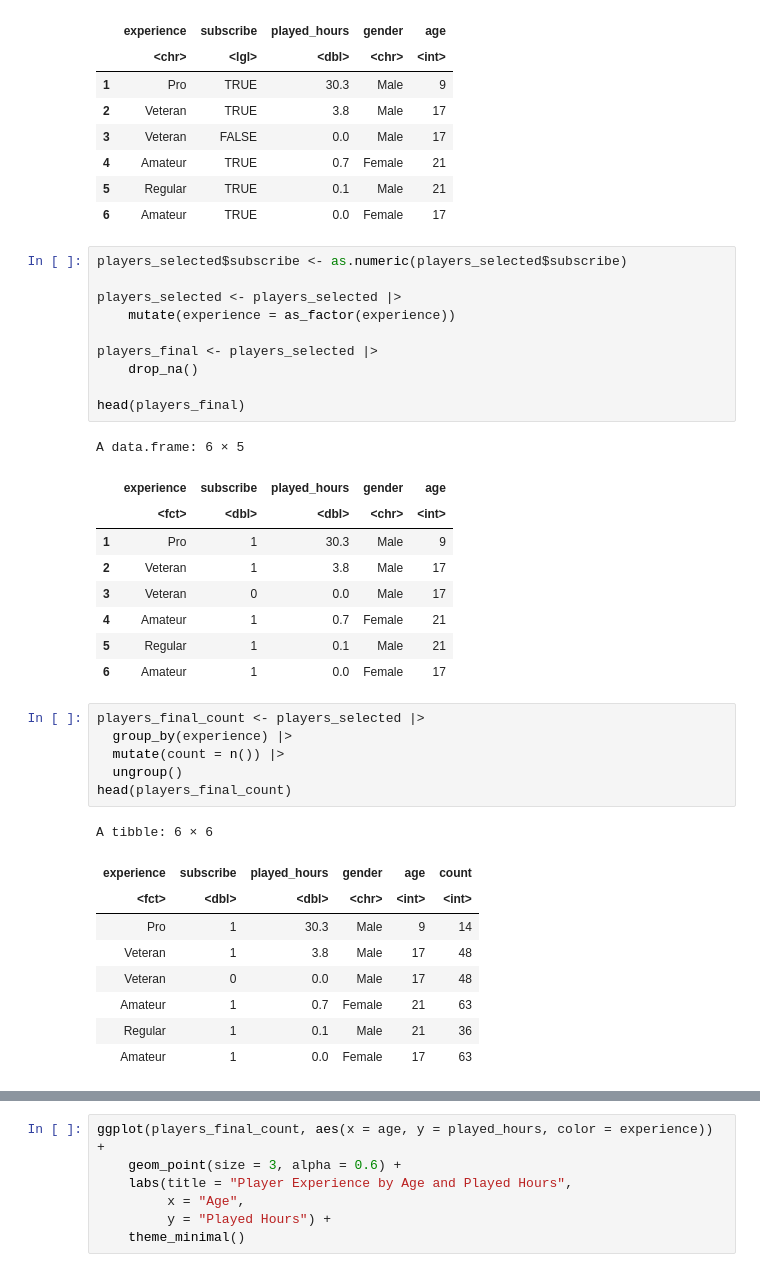
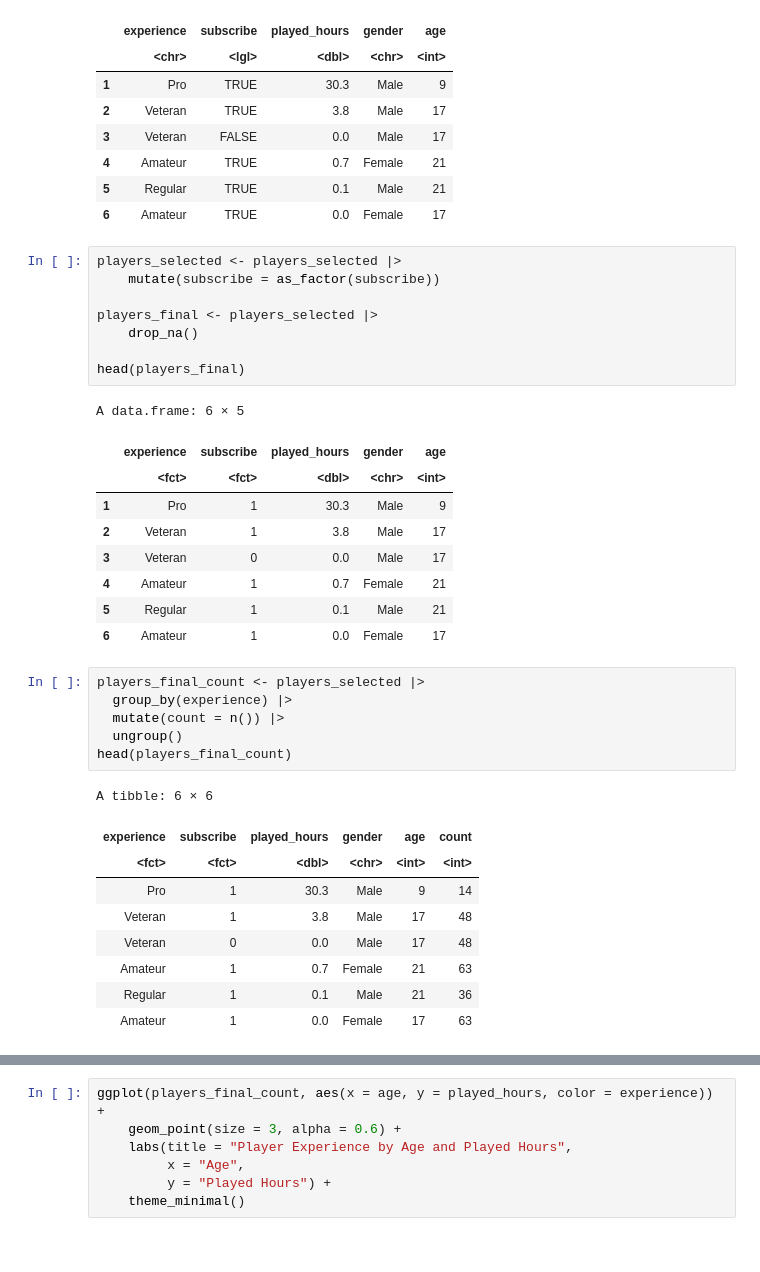
Before and after one commit to Jaden51/dsci-100-project-008-30, a Jupyter notebook: project.ipynb, the cells around one changed output, grey strips where cells are left out. Drawn from its saved outputs; the diff is of its cells as text.

```diff
--- a/project.ipynb
+++ b/project.ipynb
@@ -108,19 +108,17 @@ A data.frame: 6 × 5
 | 5 | Regular | TRUE | 0.1 | Male | 21 |
 | 6 | Amateur | TRUE | 0.0 | Female | 17 |
 # %%
-players_selected$subscribe <- as.numeric(players_selected$subscribe)
-
 players_selected <- players_selected |>
-    mutate(experience = as_factor(experience))
+    mutate(subscribe = as_factor(subscribe))
 
 players_final <- players_selected |>
     drop_na()
 
 head(players_final)
 # %% [output]
 A data.frame: 6 × 5
 |  | experience | subscribe | played_hours | gender | age |
-|  | <fct> | <dbl> | <dbl> | <chr> | <int> |
+|  | <fct> | <fct> | <dbl> | <chr> | <int> |
 | 1 | Pro | 1 | 30.3 | Male | 9 |
 | 2 | Veteran | 1 | 3.8 | Male | 17 |
 | 3 | Veteran | 0 | 0.0 | Male | 17 |
@@ -136,7 +134,7 @@ head(players_final_count)
 # %% [output]
 A tibble: 6 × 6
 | experience | subscribe | played_hours | gender | age | count |
-| <fct> | <dbl> | <dbl> | <chr> | <int> | <int> |
+| <fct> | <fct> | <dbl> | <chr> | <int> | <int> |
 | Pro | 1 | 30.3 | Male | 9 | 14 |
 | Veteran | 1 | 3.8 | Male | 17 | 48 |
 | Veteran | 0 | 0.0 | Male | 17 | 48 |
```
Also changed, not shown: parts of 13 cells of this notebook.
